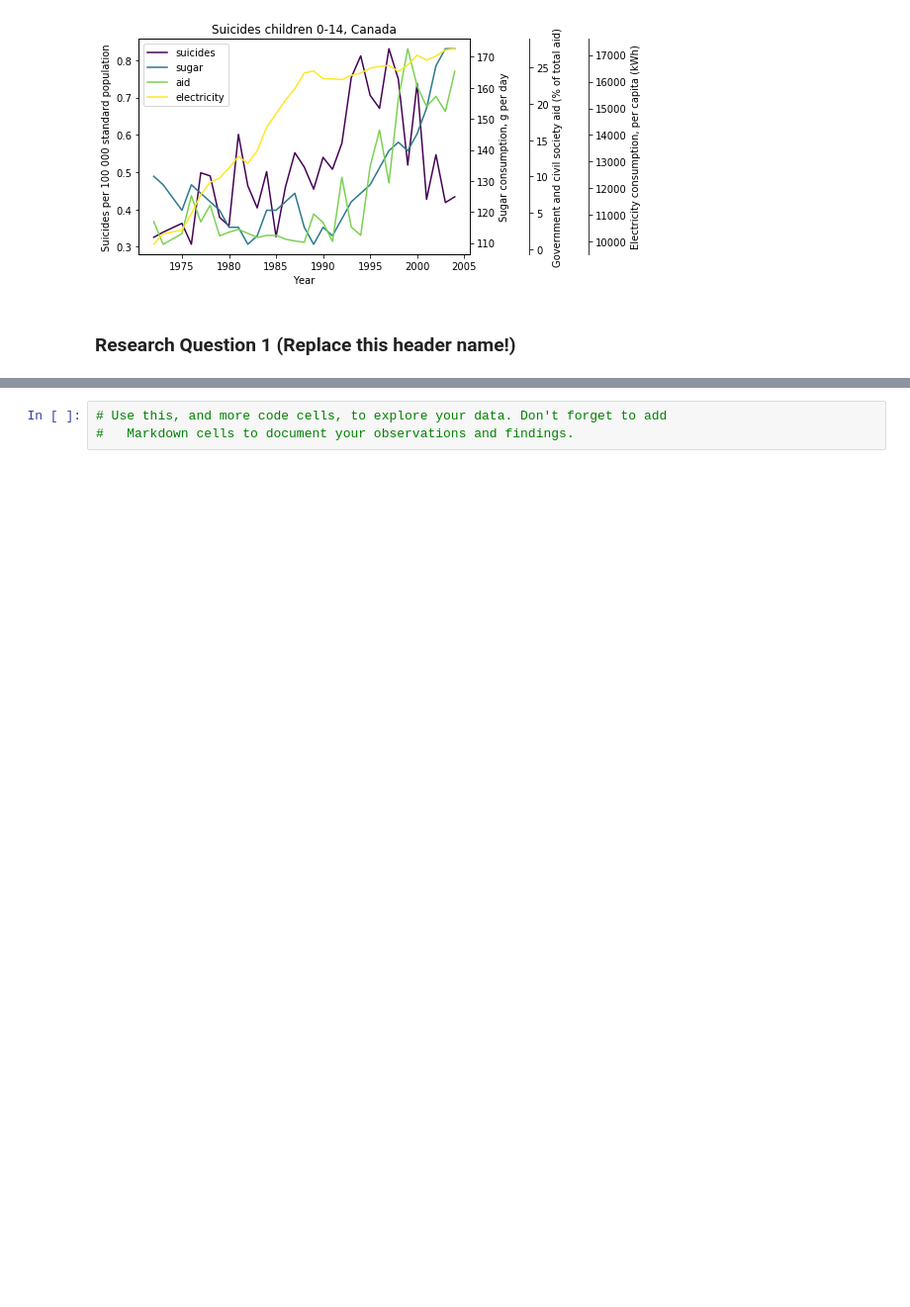
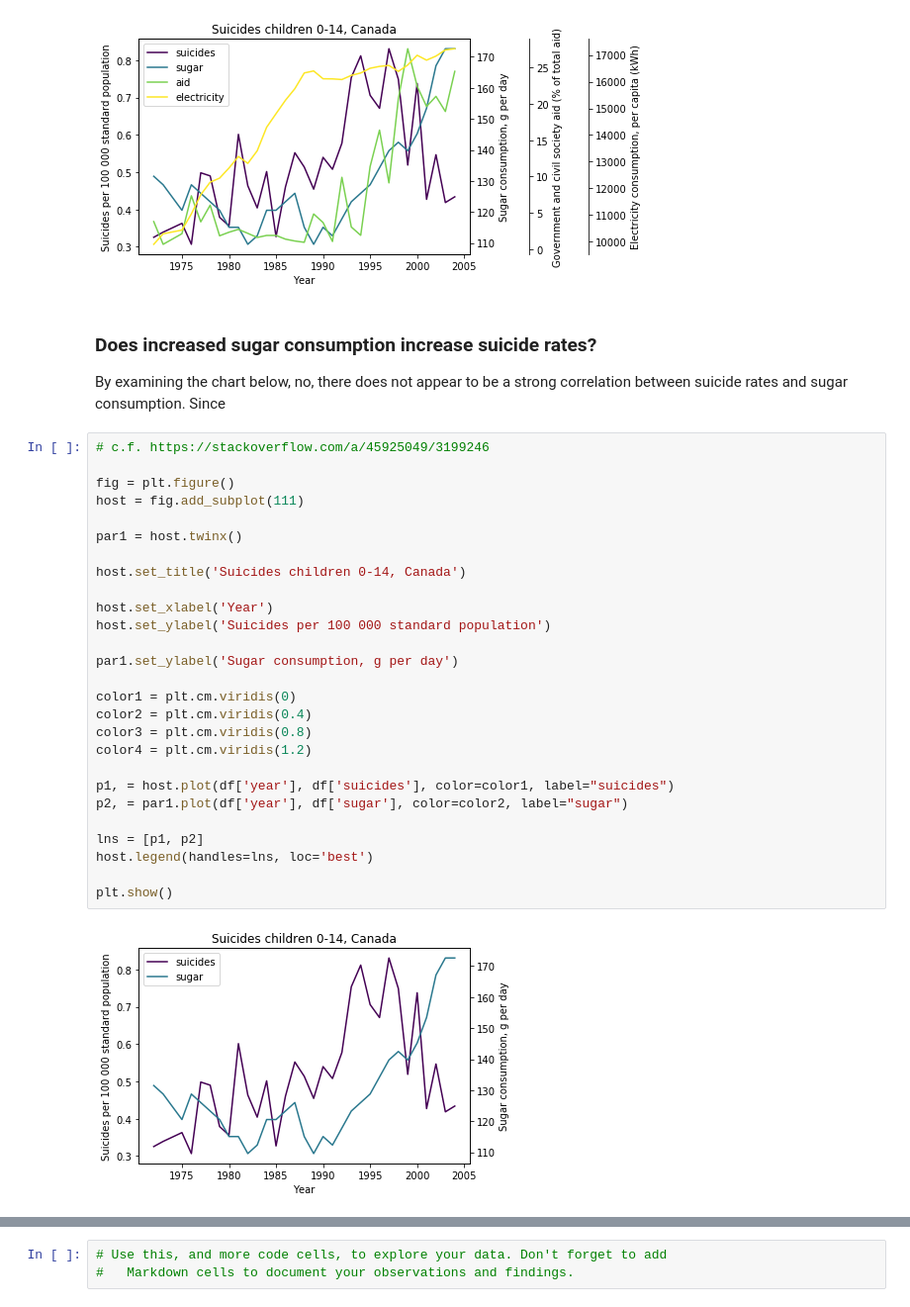
Before and after one commit to szimmers/udacity-dand-term1, a Jupyter notebook: dataset_investigation/report_canada_youth_suicide.ipynb, the cells around one changed output, grey strips where cells are left out. Shown at 99% size. Drawn from its saved outputs; the diff is of its cells as text; blank space fills up the shorter version.

```diff
--- a/dataset_investigation/report_canada_youth_suicide.ipynb
+++ b/dataset_investigation/report_canada_youth_suicide.ipynb
@@ -317,5 +336,36 @@ par3.spines['right'].set_position(('outward', 120))
 plt.show()
 # %% [output]
 [figure]
-# %% [markdown]
-### Research Question 1 (Replace this header name!)
+# %% [markdown]
+### Does increased sugar consumption increase suicide rates?
+
+By examining the chart below, no, there does not appear to be a strong correlation between suicide rates and sugar consumption. Since
+# %%
+# c.f. https://stackoverflow.com/a/45925049/3199246
+
+fig = plt.figure()
+host = fig.add_subplot(111)
+
+par1 = host.twinx()
+
+host.set_title('Suicides children 0-14, Canada')
+
+host.set_xlabel('Year')
+host.set_ylabel('Suicides per 100 000 standard population')
+
+par1.set_ylabel('Sugar consumption, g per day')
+
+color1 = plt.cm.viridis(0)
+color2 = plt.cm.viridis(0.4)
+color3 = plt.cm.viridis(0.8)
+color4 = plt.cm.viridis(1.2)
+
+p1, = host.plot(df['year'], df['suicides'], color=color1, label="suicides")
+p2, = par1.plot(df['year'], df['sugar'], color=color2, label="sugar")
+
+lns = [p1, p2]
+host.legend(handles=lns, loc='best')
+
+plt.show()
+# %% [output]
+[figure, added]
```
Also changed, not shown: parts of 11 cells of this notebook.
